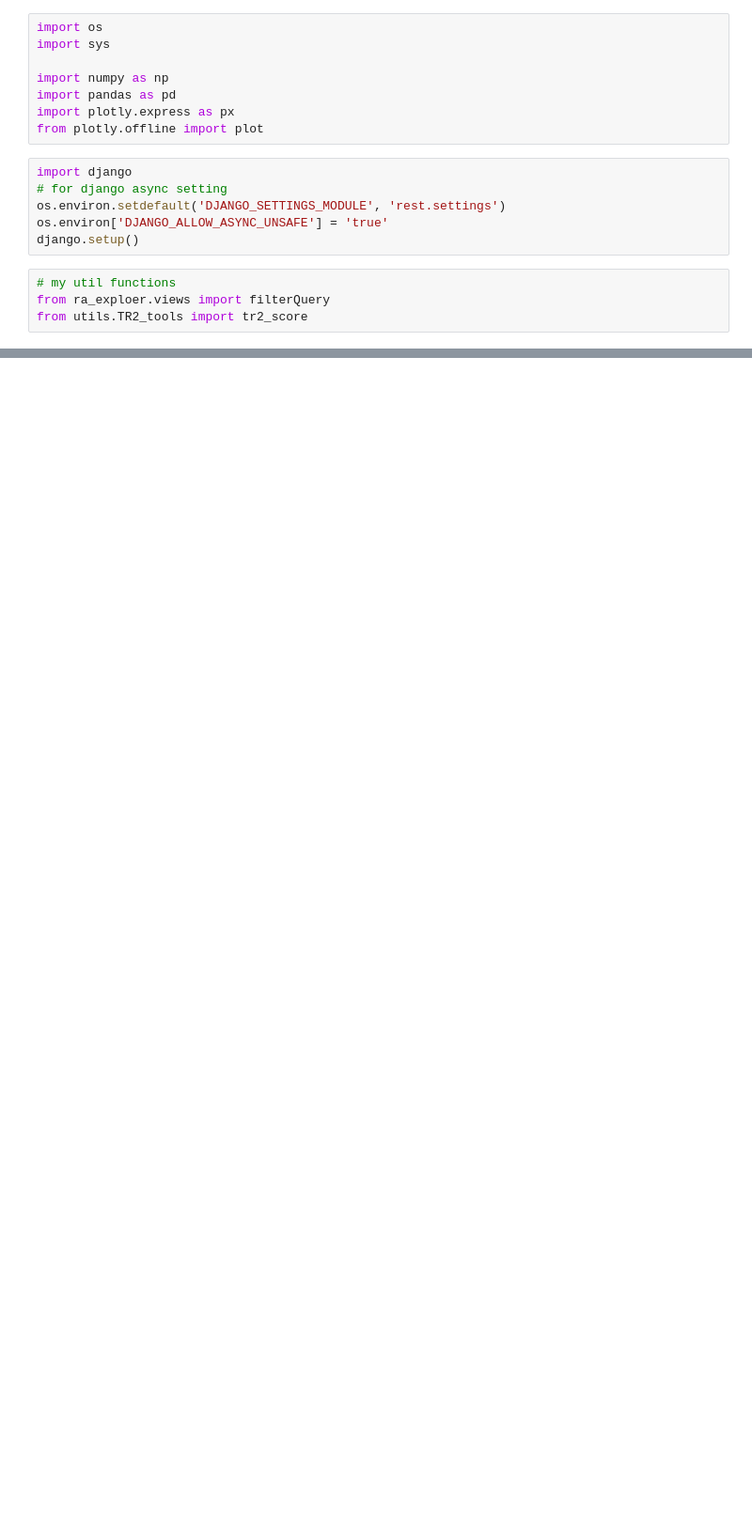
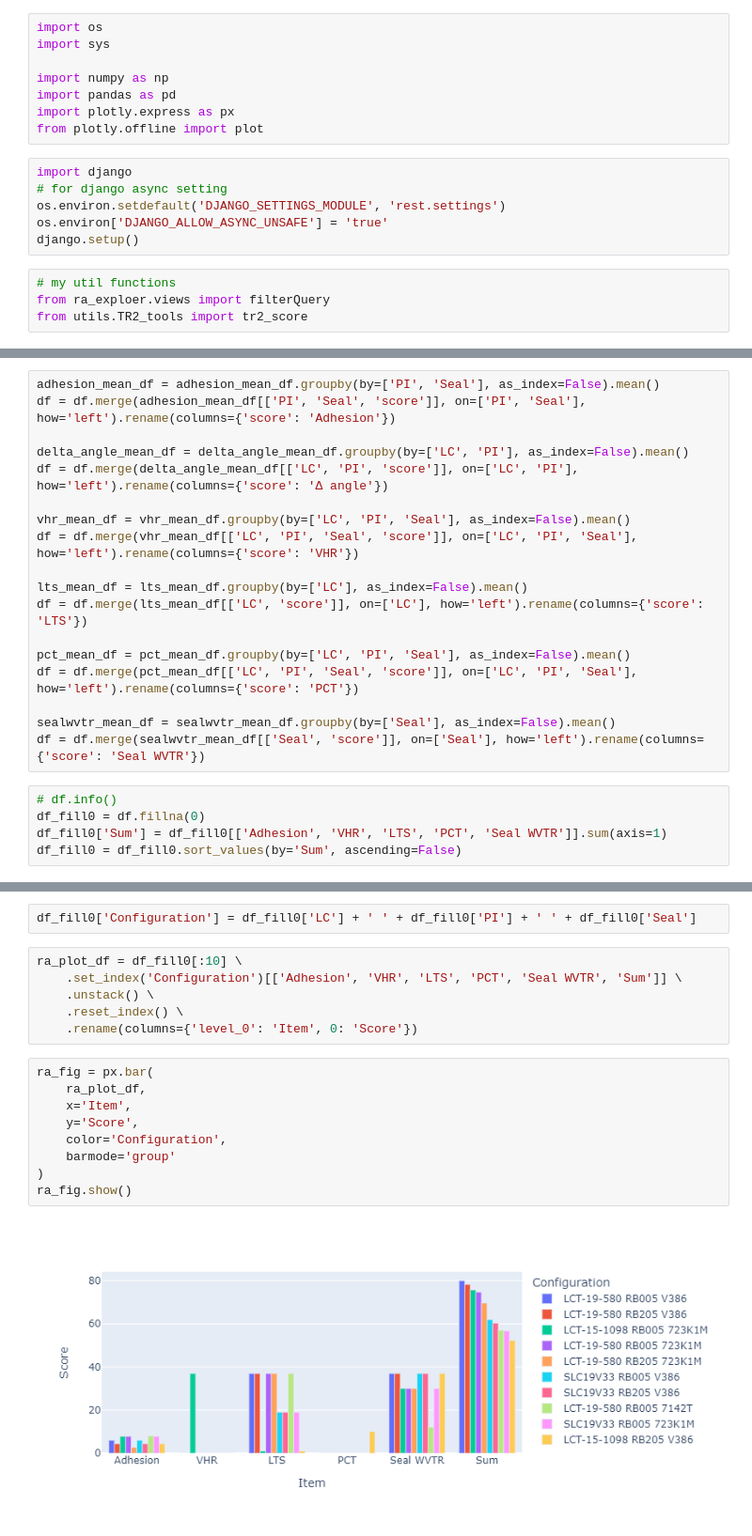
Before and after one commit to dimsplendid/td_toolkits_reconstruc, a Jupyter notebook: test.ipynb, the cells around one changed output, grey strips where cells are left out. Shown at 94% size. Cells and saved outputs as stored; diff of their text form; blank space fills up the shorter version.

```diff
--- a/test.ipynb
+++ b/test.ipynb
@@ -209,0 +46,23 @@ SELECT "tr2calculator_opticslogtest"."id", "tr2calculator_opticslogtest"."batch_
+# %%
+adhesion_mean_df = adhesion_mean_df.groupby(by=['PI', 'Seal'], as_index=False).mean()
+df = df.merge(adhesion_mean_df[['PI', 'Seal', 'score']], on=['PI', 'Seal'], how='left').rename(columns={'score': 'Adhesion'})
+
+delta_angle_mean_df = delta_angle_mean_df.groupby(by=['LC', 'PI'], as_index=False).mean()
+df = df.merge(delta_angle_mean_df[['LC', 'PI', 'score']], on=['LC', 'PI'], how='left').rename(columns={'score': 'Δ angle'})
+
+vhr_mean_df = vhr_mean_df.groupby(by=['LC', 'PI', 'Seal'], as_index=False).mean()
+df = df.merge(vhr_mean_df[['LC', 'PI', 'Seal', 'score']], on=['LC', 'PI', 'Seal'], how='left').rename(columns={'score': 'VHR'})
+
+lts_mean_df = lts_mean_df.groupby(by=['LC'], as_index=False).mean()
+df = df.merge(lts_mean_df[['LC', 'score']], on=['LC'], how='left').rename(columns={'score': 'LTS'})
+
+pct_mean_df = pct_mean_df.groupby(by=['LC', 'PI', 'Seal'], as_index=False).mean()
+df = df.merge(pct_mean_df[['LC', 'PI', 'Seal', 'score']], on=['LC', 'PI', 'Seal'], how='left').rename(columns={'score': 'PCT'})
+
+sealwvtr_mean_df = sealwvtr_mean_df.groupby(by=['Seal'], as_index=False).mean()
+df = df.merge(sealwvtr_mean_df[['Seal', 'score']], on=['Seal'], how='left').rename(columns={'score': 'Seal WVTR'})
+# %%
+# df.info()
+df_fill0 = df.fillna(0)
+df_fill0['Sum'] = df_fill0[['Adhesion', 'VHR', 'LTS', 'PCT', 'Seal WVTR']].sum(axis=1)
+df_fill0 = df_fill0.sort_values(by='Sum', ascending=False)
@@ -209,0 +83,19 @@ SELECT "tr2calculator_opticslogtest"."id", "tr2calculator_opticslogtest"."batch_
+# %%
+df_fill0['Configuration'] = df_fill0['LC'] + ' ' + df_fill0['PI'] + ' ' + df_fill0['Seal']
+# %%
+ra_plot_df = df_fill0[:10] \
+    .set_index('Configuration')[['Adhesion', 'VHR', 'LTS', 'PCT', 'Seal WVTR', 'Sum']] \
+    .unstack() \
+    .reset_index() \
+    .rename(columns={'level_0': 'Item', 0: 'Score'})
+# %%
+ra_fig = px.bar(
+    ra_plot_df,
+    x='Item',
+    y='Score',
+    color='Configuration',
+    barmode='group'
+)
+ra_fig.show()
+# %% [output]
+[figure, added]
```
Also changed, not shown: parts of 35 cells of this notebook, 15 other files.
